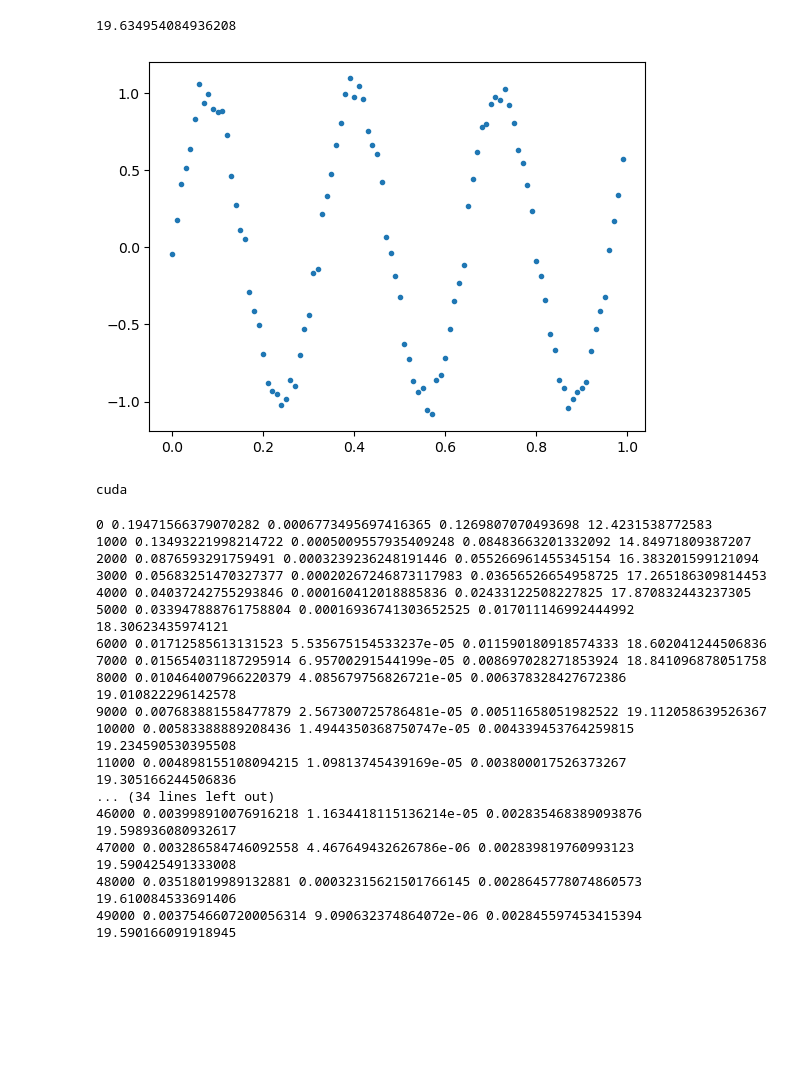
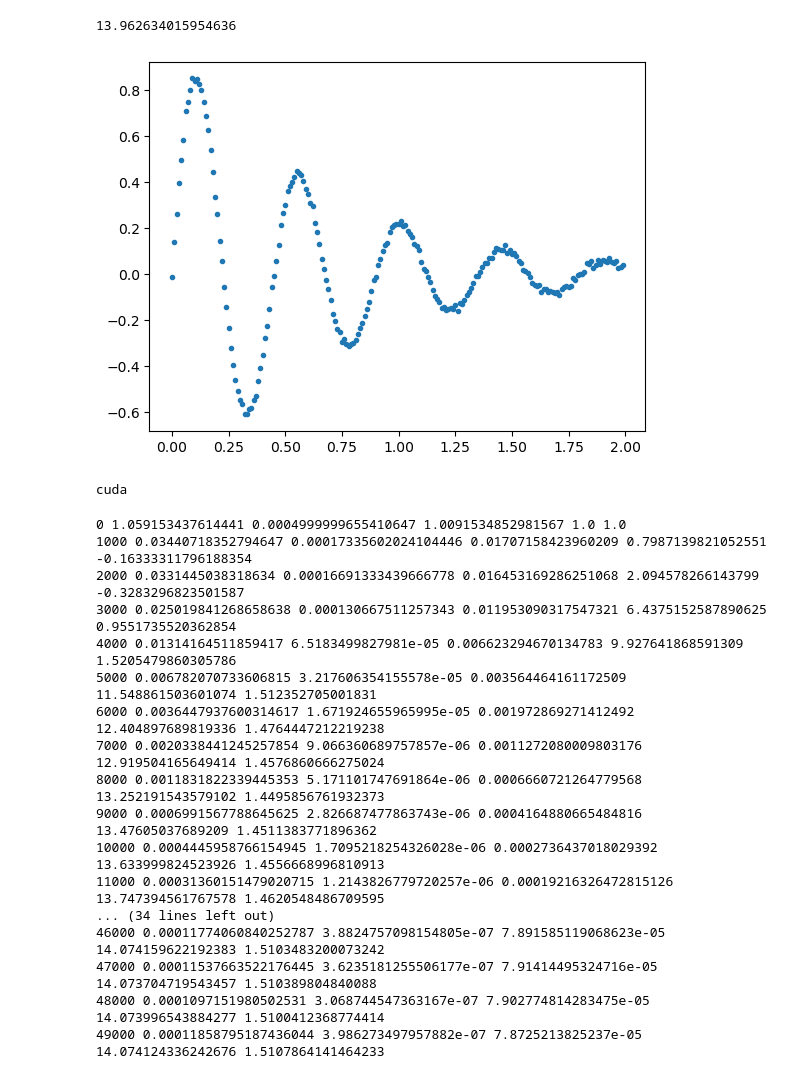
Before and after one commit to jquinn57/nerf-experiments, a Jupyter notebook: data-assimilation.ipynb, the cells around one changed output. Drawn from its saved outputs; the diff is of its cells as text; code cells hidden in the pictures; blank space fills up the shorter version.

```diff
--- a/data-assimilation.ipynb
+++ b/data-assimilation.ipynb
@@ -5,17 +5,18 @@ import torch.nn as nn
 import matplotlib.pyplot as plt
 # %%
 # generate simulated data
-Npts = 100
+Npts = 200
 dt = 0.01
 ts = torch.arange(Npts) * dt
-omega0 = 2 * np.pi / 0.32
-zn = torch.sin(omega0 * ts)
-zn += 0.1 * torch.randn(Npts)
+alpha0 = 1.5
+omega0 = 2 * np.pi / 0.45
+zn = torch.sin(omega0 * ts) * torch.exp(-alpha0 * ts)
+zn += 0.01 * torch.randn(Npts)
 plt.plot(ts, zn, '.')
 print(omega0)
 # %% [output]
-19.634954084936208
+13.962634015954636
-[figure, old version]
+[figure, new version]
 # %%
 device = 'cuda' if torch.cuda.is_available() else 'cpu'
 print(device)
@@ -32,40 +33,39 @@ def f(x, omega):
     f = torch.stack([f1, f2], dim=0)
     return f
 # %%
-optim = torch.optim.Adam(params=[xn, omega_t], lr=0.1)
+optim = torch.optim.Adam(params=[xn, omega_t], lr=0.01)
 param_history = []
 model_weight = 100  # try starting with this small and gradually increase durning optimization to try to avoid local mins
 for niter in range(50000):
     optim.zero_grad()
-    # f is evaluated twice as much as it needs to be, could be optimized
     # average of forward and backward euler
-    error_model_n = xn[:, 1:] - xn[:, :-1] - 0.5 * dt * (f(xn[:, :-1], omega_t[0])  + f(xn[:, 1:], omega_t[0]))
+    error_model_n = xn[:, 1:] - xn[:, :-1] - 0.5 * dt * (f(xn[:, :-1], omega_t)  + f(xn[:, 1:], omega_t))
     loss_model = torch.mean( error_model_n ** 2)
     loss_obs = torch.mean( (xn[0, :] - zn) ** 2)
     loss_total = model_weight * loss_model + loss_obs
     if niter % 1000 == 0:
-        print(niter, loss_total.item(), loss_model.item(), loss_obs.item(), omega_t.item())
-        param_history.append(omega_t.item())
+        print(niter, loss_total.item(), loss_model.item(), loss_obs.item(), omega_t[0].item(), omega_t[1].item())
+        param_history.append(omega_t.tolist())
     loss_total.backward()
     optim.step()
 # %% [output]
-0 0.19471566379070282 0.0006773495697416365 0.1269807070493698 12.4231538772583
-1000 0.13493221998214722 0.0005009557935409248 0.08483663201332092 14.84971809387207
-2000 0.0876593291759491 0.0003239236248191446 0.055266961455345154 16.383201599121094
-3000 0.05683251470327377 0.00020267246873117983 0.03656526654958725 17.265186309814453
-4000 0.04037242755293846 0.000160412018885836 0.02433122508227825 17.870832443237305
-5000 0.033947888761758804 0.00016936741303652525 0.017011146992444992 18.30623435974121
-6000 0.01712585613131523 5.535675154533237e-05 0.011590180918574333 18.602041244506836
-7000 0.015654031187295914 6.95700291544199e-05 0.008697028271853924 18.841096878051758
-8000 0.010464007966220379 4.085679756826721e-05 0.006378328427672386 19.010822296142578
-9000 0.007683881558477879 2.567300725786481e-05 0.00511658051982522 19.112058639526367
-10000 0.00583388889208436 1.4944350368750747e-05 0.004339453764259815 19.234590530395508
-11000 0.004898155108094215 1.09813745439169e-05 0.003800017526373267 19.305166244506836
+0 1.059153437614441 0.0004999999655410647 1.0091534852981567 1.0 1.0
+1000 0.03440718352794647 0.00017335602024104446 0.01707158423960209 0.7987139821052551 -0.16333311796188354
+2000 0.0331445038318634 0.00016691333439666778 0.016453169286251068 2.094578266143799 -0.3283296823501587
+3000 0.025019841268658638 0.000130667511257343 0.011953090317547321 6.4375152587890625 0.9551735520362854
+4000 0.01314164511859417 6.5183499827981e-05 0.006623294670134783 9.927641868591309 1.5205479860305786
+5000 0.006782070733606815 3.217606354155578e-05 0.003564464161172509 11.548861503601074 1.512352705001831
+6000 0.0036447937600314617 1.671924655965995e-05 0.001972869271412492 12.404897689819336 1.4764447212219238
+7000 0.0020338441245257854 9.066360689757857e-06 0.0011272080009803176 12.919504165649414 1.4576860666275024
+8000 0.0011831822339445353 5.171101747691864e-06 0.0006660721264779568 13.252191543579102 1.4495856761932373
+9000 0.0006991567788645625 2.826687477863743e-06 0.0004164880665484816 13.47605037689209 1.4511383771896362
+10000 0.0004445958766154945 1.7095218254326028e-06 0.0002736437018029392 13.633999824523926 1.4556668996810913
+11000 0.00031360151479020715 1.2143826779720257e-06 0.00019216326472815126 13.747394561767578 1.4620548486709595
 ... (34 lines left out)
-46000 0.003998910076916218 1.1634418115136214e-05 0.002835468389093876 19.598936080932617
-47000 0.003286584746092558 4.467649432626786e-06 0.002839819760993123 19.590425491333008
-48000 0.03518019989132881 0.00032315621501766145 0.0028645778074860573 19.610084533691406
-49000 0.0037546607200056314 9.090632374864072e-06 0.002845597453415394 19.590166091918945
+46000 0.00011774060840252787 3.8824757098154805e-07 7.891585119068623e-05 14.074159622192383 1.5103483200073242
+47000 0.00011537663522176445 3.6235181255506177e-07 7.91414495324716e-05 14.073704719543457 1.510389804840088
+48000 0.0001097151980502531 3.068744547363167e-07 7.902774814283475e-05 14.073996543884277 1.5100412368774414
+49000 0.00011858795187436044 3.986273497957882e-07 7.8725213825237e-05 14.074124336242676 1.5107864141464233
 # %%
 plt.plot(ts, xn[0, :].detach().cpu().numpy(), 'b-', label='estimated position')
 plt.plot(ts, xn[1, :].detach().cpu().numpy() /omega0, 'r-', label='estimated velocity')
```
Also changed, not shown: parts of 4 cells of this notebook.
